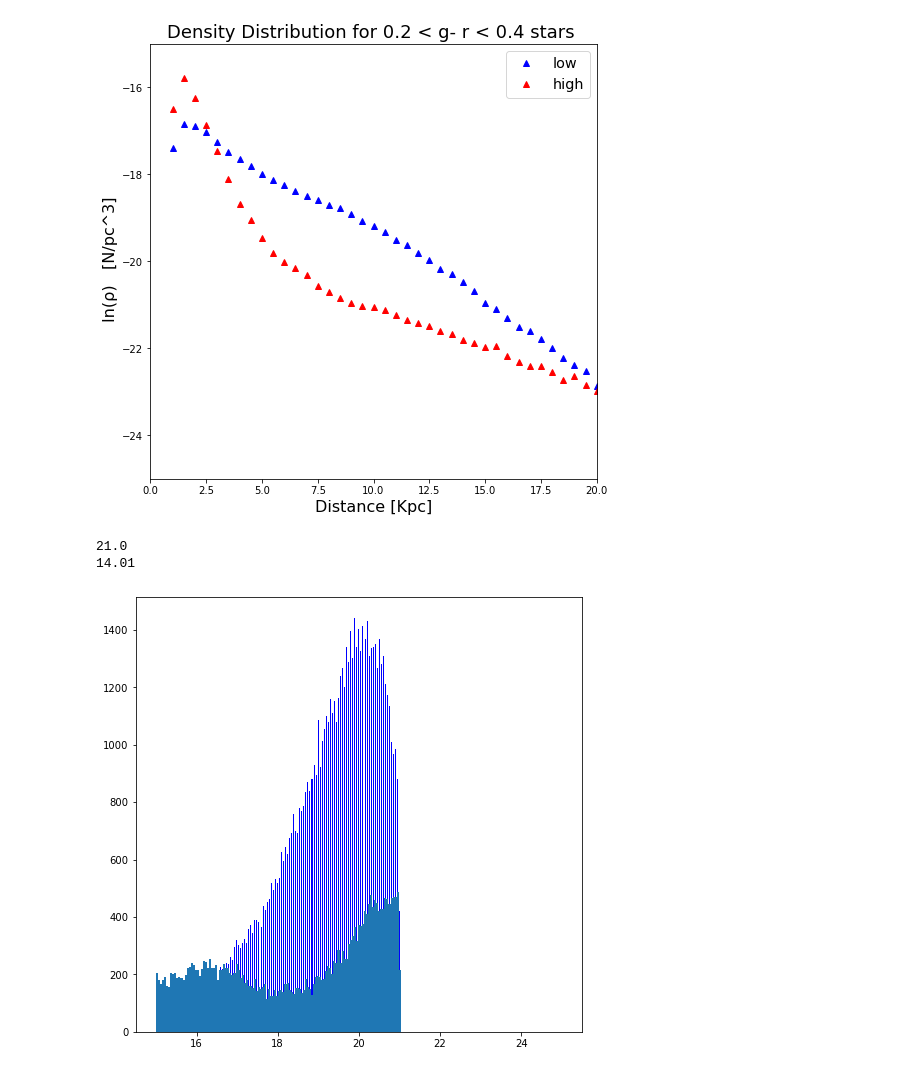
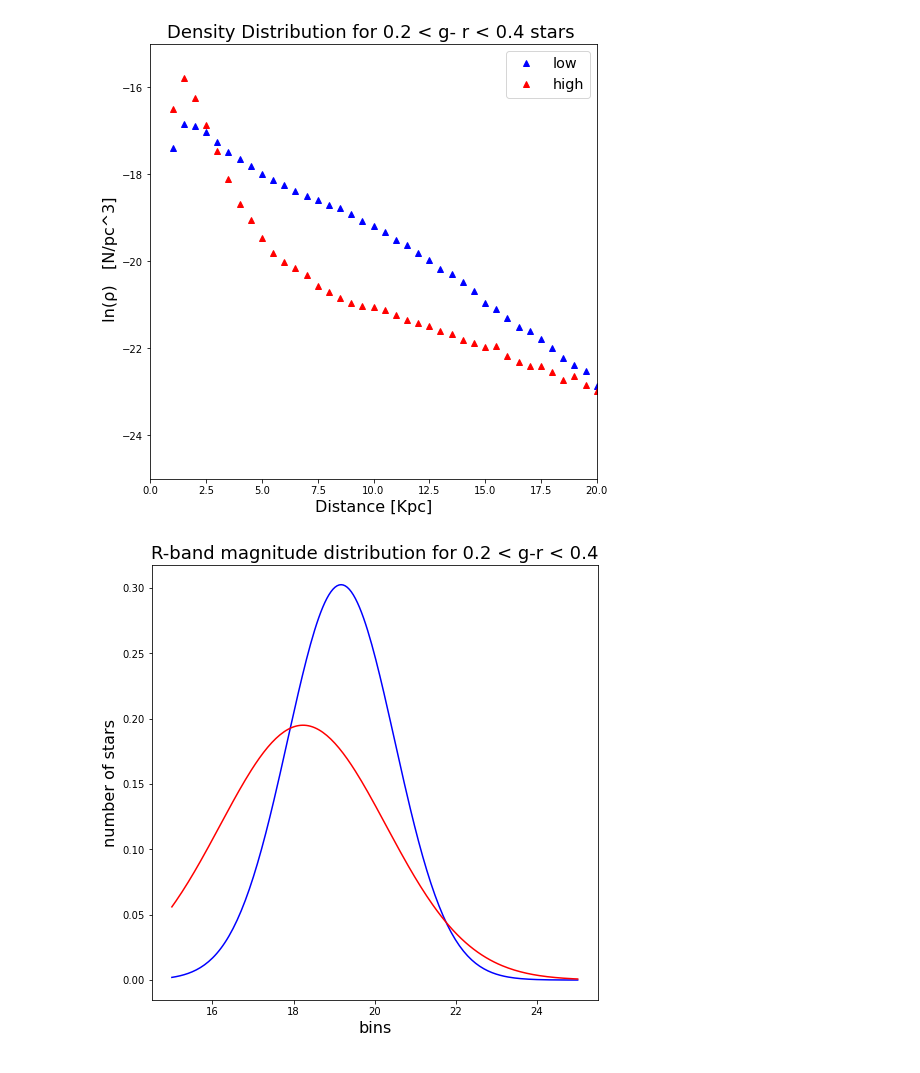
Before and after one commit to aquinocosme/ASTR3190-Introduction-to-Research-in-Astronomy, a Jupyter notebook: Research/ResearchProject_AquinoOvelar.ipynb, the cells around one changed output. Saved outputs shown, nothing was run; the diff lists cells and outputs as text; code cells hidden in the pictures.

Commit message:
Plotted the fit to histogram for the R-band magnitude

```diff
--- a/Research/ResearchProject_AquinoOvelar.ipynb
+++ b/Research/ResearchProject_AquinoOvelar.ipynb
@@ -525,19 +530,28 @@ plt.ylim(-25,-15)
 [figure]
 # %%
 #Question 4:  R band magnitude distribution
-#extracs r band magnitudes for low and high metallicities for 0.2 < r < 0.4
+#ONE: Extracs  R-band magnitudes for low and high metallicities for 0.2 < r < 0.4 range
 r = np.array(dat['r'])
 rLow=np.extract(isLow,r)
 rHigh=np.extract(isHigh,r)
-print(np.amax(rLow))
-print(np.amin(rLow))
-#plots histogram
+#TWO: Plots histogram
+#Defines histogram parameters
 binsR = np.linspace(15,25,200)
 plt.figure(figsize=(8,8))
-plt.hist(rLow,binsR,color= 'blue',  histtype='bar', rwidth=0.5)
-plt.hist(rHigh,binsR)
+plt.title('R-band magnitude distribution for 0.2 < g-r < 0.4', fontsize = 18)
+plt.ylabel('number of stars',fontsize =16)
+plt.xlabel('bins',fontsize =16)
+#plt.hist(rLow,binsR,color= 'blue',  histtype='bar', rwidth=0.5)
+#plt.hist(rHigh,binsR)
+#Creates a fit curve to bar representation for low metallicities
+muLow, sigmaLow = norm.fit(rLow)
+best_fit_line_low = norm.pdf(binsR, muLow, sigmaLow)
+plt.plot(binsR, best_fit_line_low,color = 'blue')
+#Creates a fit curve to bar representation for high metallicities
+muHigh, sigmaHigh = norm.fit(rHigh)
+best_fit_line_high = norm.pdf(binsR, muHigh, sigmaHigh)
+plt.plot(binsR, best_fit_line_high,color = 'red')
 plt.show()
+#
 # %% [output]
-21.0
-14.01
-[figure, old version]
+[figure, new version]
```
Also changed, not shown: parts of 4 cells of this notebook.
